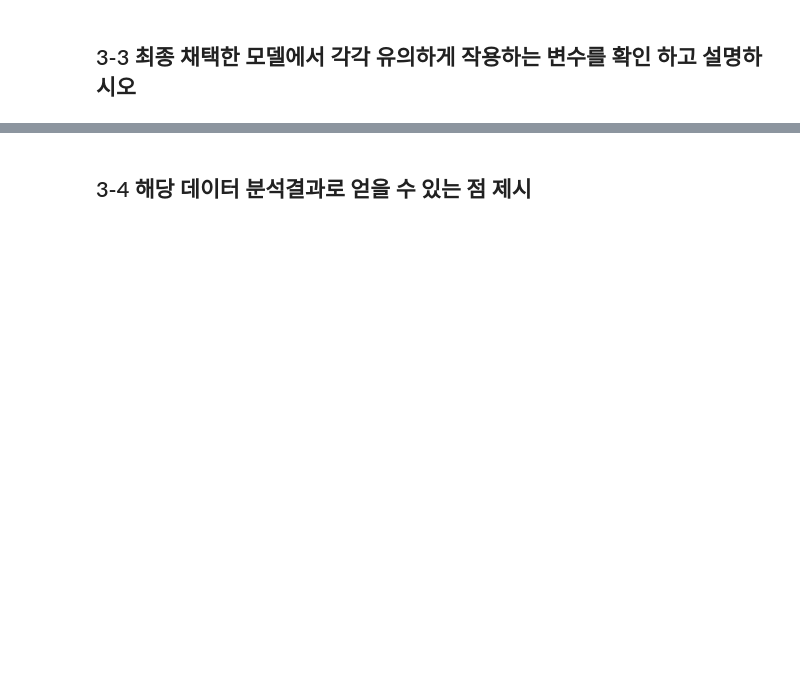
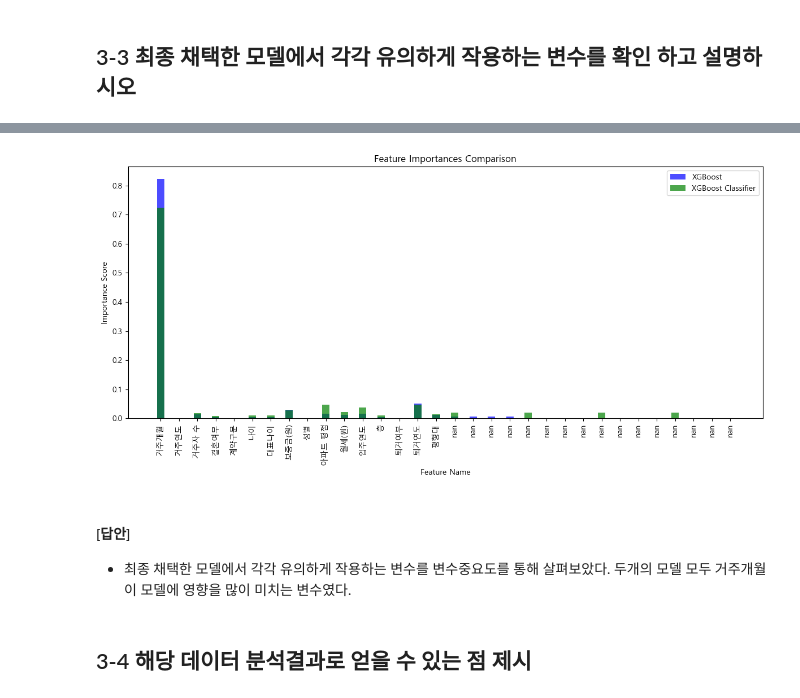
Before and after one commit to kjh8331267/ADP_Study, a Jupyter notebook: 29_부산.ipynb, the cells around one changed output, grey strips where cells are left out. Cells and saved outputs as stored; diff of their text form; code cells hidden in the pictures; blank space fills up the shorter version.

```diff
--- a/29_부산.ipynb
+++ b/29_부산.ipynb
@@ -288,2 +300,22 @@ array([0.82348955, 0.01678889, 0.00422574, 0.01167083, 0.01622766,
+# %%
+
+# 막대 그래프로 시각화
+plt.figure(figsize=(12, 6))
+x = range(len(df_imp))  # x 축은 숫자로 표시
+plt.bar(x, df_imp['xgb_importances'], label='XGBoost', alpha=0.7, color='b', width=0.4)
+plt.bar(x, df_imp['xgbc_importances'], label='XGBoost Classifier', alpha=0.7, color='g', width=0.4)
+plt.xlabel('Feature Name')
+plt.ylabel('Importance Score')
+plt.title('Feature Importances Comparison')
+plt.xticks(x, df_imp['feature_nm'], rotation=90)  # x 축 레이블을 feature_nm 값으로 설정
+plt.legend()
+plt.tight_layout()
+
+plt.show()
+# %% [output]
+[figure, added]
+# %% [markdown]
+#### [답안]
+- 최종 채택한 모델에서 각각 유의하게 작용하는 변수를 변수중요도를 통해 살펴보았다. 두개의 모델 모두 거주개월이 모델에 영향을 많이 미치는 변수였다.
 # %% [markdown]
 ## 3-4 해당 데이터 분석결과로 얻을 수 있는 점 제시
```
Also changed, not shown: parts of 11 cells of this notebook, 1 other file.
